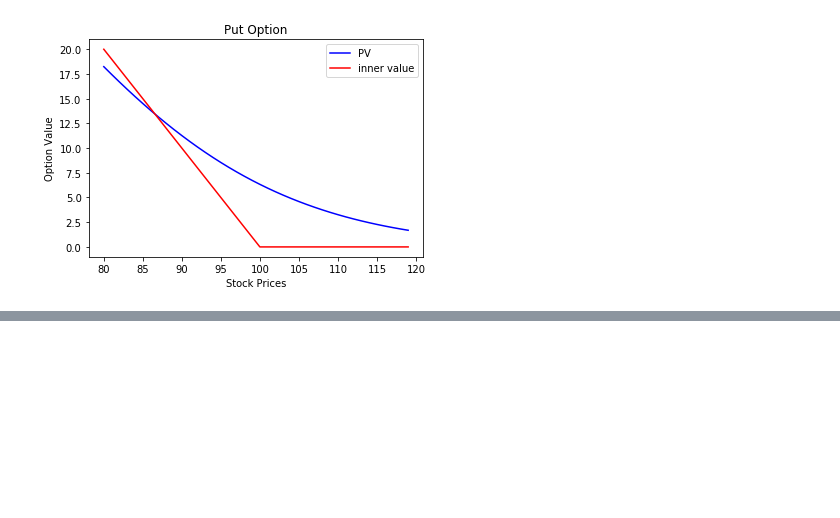
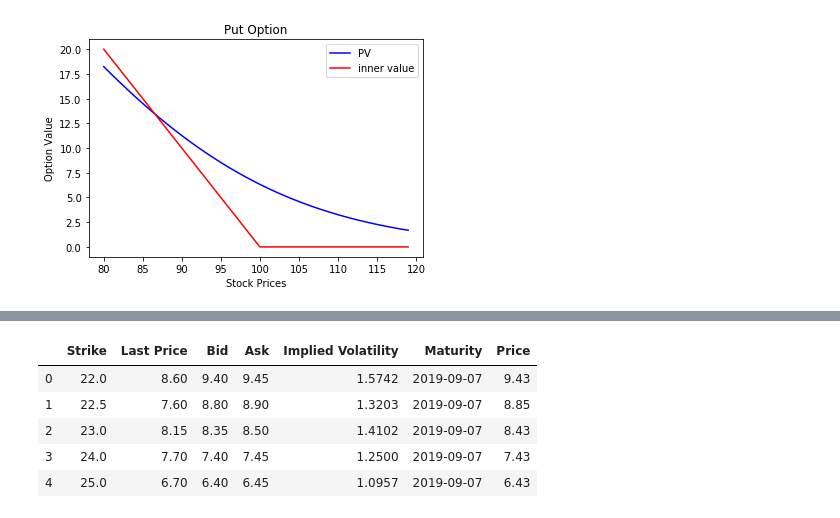
Before and after one commit to alexanderdamiani/Derivative_Pricing, a Jupyter notebook: BSM_Pricing.ipynb, the cells around one changed output, grey strips where cells are left out. Cells and saved outputs as stored; diff of their text form; code cells hidden in the pictures; blank space fills up the shorter version.

```diff
--- a/BSM_Pricing.ipynb
+++ b/BSM_Pricing.ipynb
@@ -129,0 +144,14 @@ plt.legend()
+# %%
+df = pd.read_excel('amd_2019_call_option_data.xlsx')
+df.drop(['Contract Name', 'Last Trade Date', 'Change', '% Change', 'Volume', 'Open Interest'],
+        axis=1,
+        inplace=True)
+df['Price'] = np.round((df['Bid'] + df['Ask']) / 2, 2)
+df.head()
+# %% [output]
+|  | Strike | Last Price | Bid | Ask | Implied Volatility | Maturity | Price |
+| 0 | 22.0 | 8.60 | 9.40 | 9.45 | 1.5742 | 2019-09-07 | 9.43 |
+| 1 | 22.5 | 7.60 | 8.80 | 8.90 | 1.3203 | 2019-09-07 | 8.85 |
+| 2 | 23.0 | 8.15 | 8.35 | 8.50 | 1.4102 | 2019-09-07 | 8.43 |
+| 3 | 24.0 | 7.70 | 7.40 | 7.45 | 1.2500 | 2019-09-07 | 7.43 |
+| 4 | 25.0 | 6.70 | 6.40 | 6.45 | 1.0957 | 2019-09-07 | 6.43 |
```
Also changed, not shown: parts of 7 cells of this notebook.
